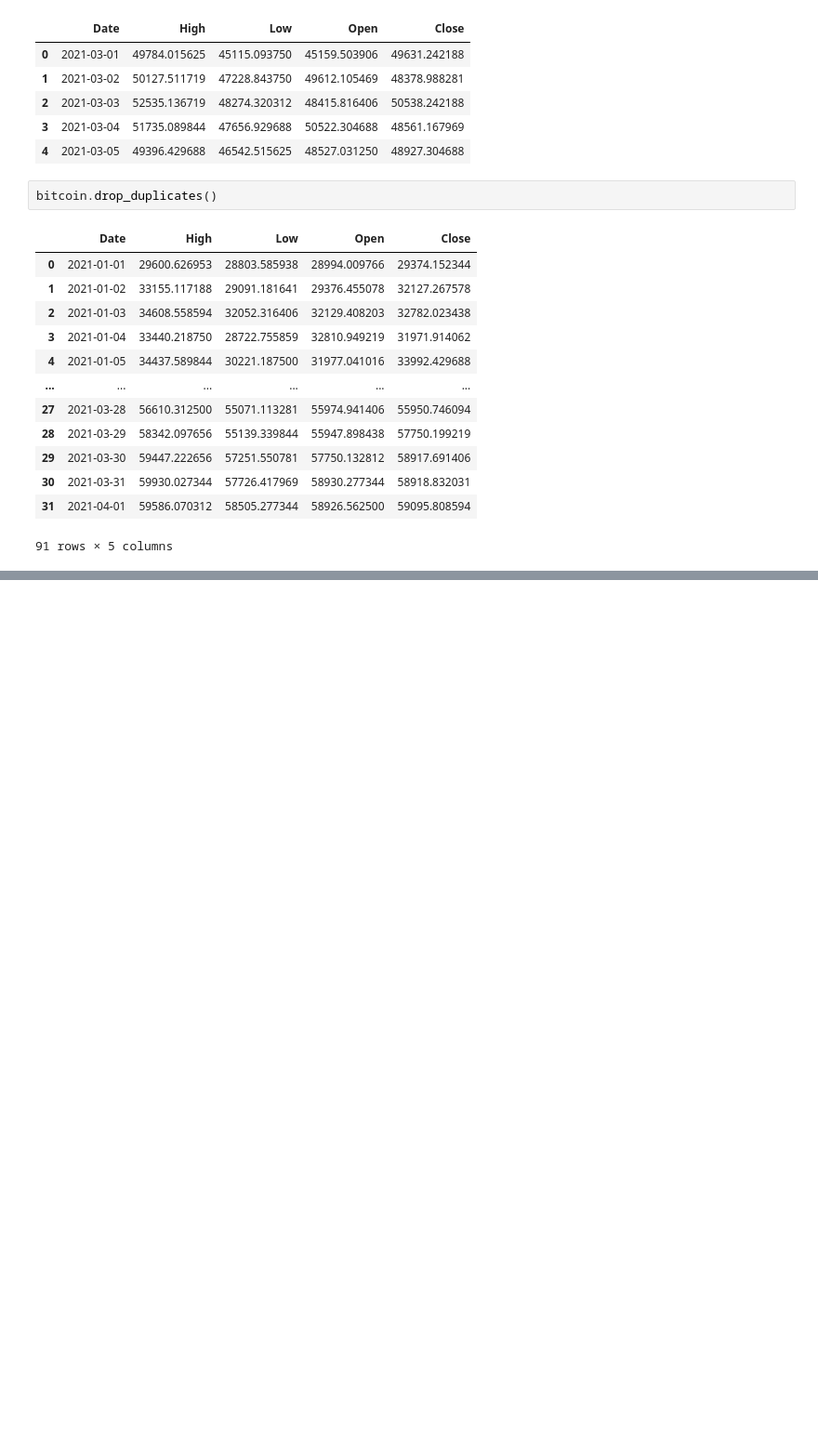
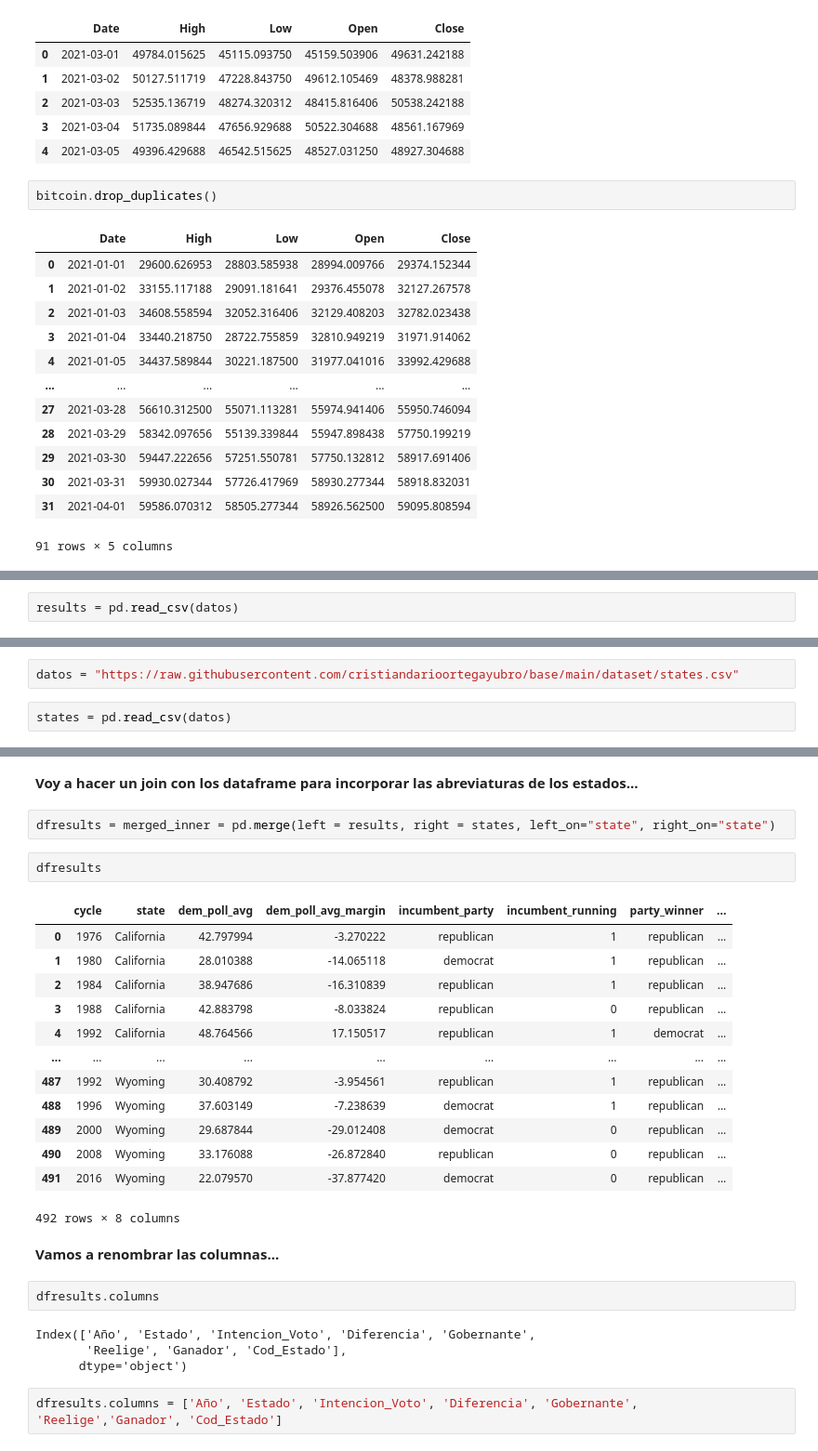
Before and after one commit to cristiandarioortegayubro/base, a Jupyter notebook: colab/pd_03.ipynb, the cells around one changed output, grey strips where cells are left out. Shown at 93% size. Cells and saved outputs as stored; diff of their text form; blank space fills up the shorter version.

```diff
--- a/colab/pd_03.ipynb
+++ b/colab/pd_03.ipynb
@@ -216,0 +239,2 @@ bitcoin.drop_duplicates()
+# %%
+results = pd.read_csv(datos)
@@ -216,0 +291,4 @@ bitcoin.drop_duplicates()
+# %%
+datos = "https://raw.githubusercontent.com/cristiandarioortegayubro/base/main/dataset/states.csv"
+# %%
+states = pd.read_csv(datos)
@@ -216,0 +304,30 @@ bitcoin.drop_duplicates()
+# %% [markdown]
+**Voy a hacer un join con los dataframe para incorporar las abreviaturas de los estados...**
+# %%
+dfresults = merged_inner = pd.merge(left = results, right = states, left_on="state", right_on="state")
+# %%
+dfresults
+# %% [output]
+|  | cycle | state | dem_poll_avg | dem_poll_avg_margin | incumbent_party | incumbent_running | party_winner | ... |
+| 0 | 1976 | California | 42.797994 | -3.270222 | republican | 1 | republican | ... |
+| 1 | 1980 | California | 28.010388 | -14.065118 | democrat | 1 | republican | ... |
+| 2 | 1984 | California | 38.947686 | -16.310839 | republican | 1 | republican | ... |
+| 3 | 1988 | California | 42.883798 | -8.033824 | republican | 0 | republican | ... |
+| 4 | 1992 | California | 48.764566 | 17.150517 | republican | 1 | democrat | ... |
+| ... | ... | ... | ... | ... | ... | ... | ... | ... |
+| 487 | 1992 | Wyoming | 30.408792 | -3.954561 | republican | 1 | republican | ... |
+| 488 | 1996 | Wyoming | 37.603149 | -7.238639 | democrat | 1 | republican | ... |
+| 489 | 2000 | Wyoming | 29.687844 | -29.012408 | democrat | 0 | republican | ... |
+| 490 | 2008 | Wyoming | 33.176088 | -26.872840 | republican | 0 | republican | ... |
+| 491 | 2016 | Wyoming | 22.079570 | -37.877420 | democrat | 0 | republican | ... |
+492 rows × 8 columns
+# %% [markdown]
+**Vamos a renombrar las columnas...**
+# %%
+dfresults.columns
+# %% [output]
+Index(['Año', 'Estado', 'Intencion_Voto', 'Diferencia', 'Gobernante',
+       'Reelige', 'Ganador', 'Cod_Estado'],
+      dtype='object')
+# %%
+dfresults.columns = ['Año', 'Estado', 'Intencion_Voto', 'Diferencia', 'Gobernante', 'Reelige','Ganador', 'Cod_Estado']
```
Also changed, not shown: parts of 18 cells of this notebook.
